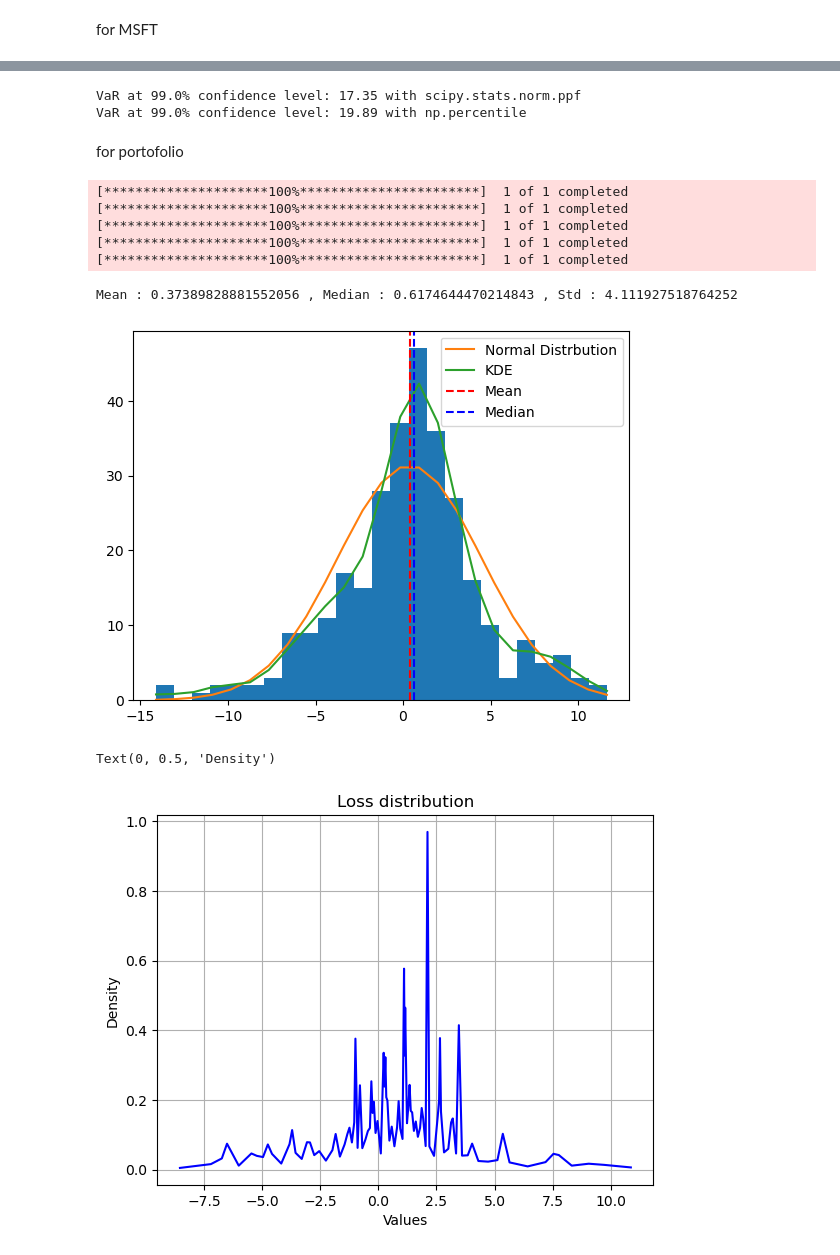
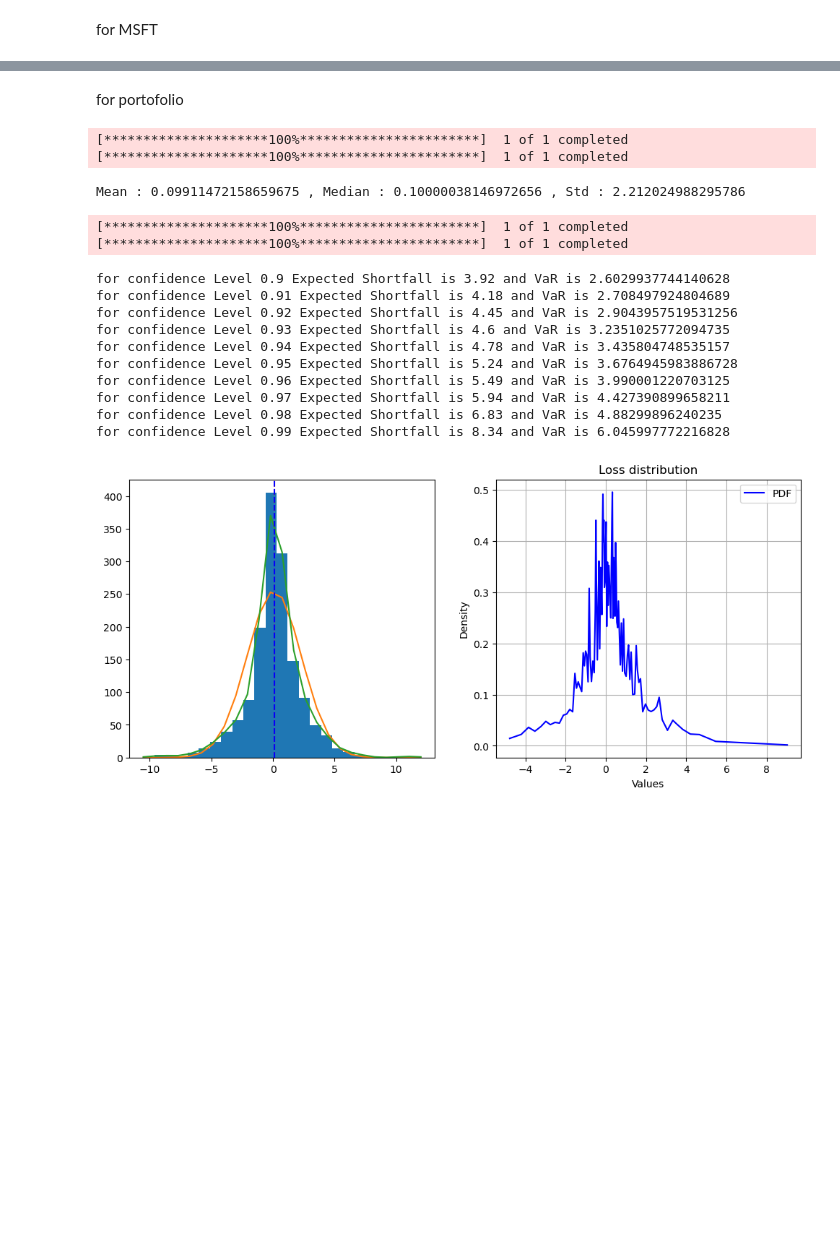
Before and after one commit to aliasherrii99/stock-VaR, a Jupyter notebook: part1.ipynb, the cells around one changed output, grey strips where cells are left out. Cells and saved outputs as stored; diff of their text form; code cells hidden in the pictures; blank space fills up the shorter version.

```diff
--- a/part1.ipynb
+++ b/part1.ipynb
@@ -105,43 +115,25 @@ Text(0, 0.5, 'Density')
-# %%
-# Example for Var
-mean_loss = -1 * np.mean(changes_msft)
-std_dev = np.std(changes_msft)
-confidence_level = 0.99
-
-VaR = norm.ppf(confidence_level, loc=mean_loss, scale=std_dev)
-print(f"VaR at {confidence_level*100}% confidence level: {VaR:.2f} with scipy.stats.norm.ppf ")
-
-VaR_99 = np.percentile(changes_msft, (1 - 0.99) * 100)
-print(f"VaR at {confidence_level*100}% confidence level: {-1 * VaR_99:.2f} with np.percentile")
-# %% [output]
-VaR at 99.0% confidence level: 17.35 with scipy.stats.norm.ppf
-VaR at 99.0% confidence level: 19.89 with np.percentile
 # %% [markdown]
 for portofolio
-# %%
-my_stocks = ["AAPL", "MSFT", "AMZN", "GOOGL", "TSLA"]
-weights = np.array([0.1 , 0.1 , 0.2 , 0.3 , 0.1])
-
-stocks = Portofolio(my_stocks , weights , 5 , '2018-01-01' , '2024-01-01')
-changes_portofolio = stocks.returns_period_all()
-# %% [output]
-[*********************100%***********************]  1 of 1 completed
-[*********************100%***********************]  1 of 1 completed
-[*********************100%***********************]  1 of 1 completed
-[*********************100%***********************]  1 of 1 completed
-[*********************100%***********************]  1 of 1 completed
-# %%
-plt.hist(changes_portofolio , bins=25)
-msft.show_details(changes_portofolio , 0.25)
-# %% [output]
-Mean : 0.37389828881552056 , Median : 0.6174644470214843 , Std : 4.111927518764252
-[figure, removed]
-# %%
-plt.plot(stocks.show_Loss_dist(changes_portofolio)[0] , stocks.show_Loss_dist(changes_portofolio)[1] , label='PDF', color='blue')
-plt.grid(True)
-plt.title('Loss distribution')
-plt.xlabel('Values')
-plt.ylabel('Density')
-# %% [output]
-Text(0, 0.5, 'Density')
-[figure, removed]
+# %%
+my_stocks = ["AAPL", "MSFT", "AMZN", "GOOGL", "TSLA"]
+weights = np.array([0.1 , 0.1 , 0.2 , 0.3 , 0.1])
+
+stocks = Portofolio(my_stocks , weights , 1 , '2018-01-01' , '2024-01-01')
+stocks.show_details(0.25)
+# %% [output]
+[*********************100%***********************]  1 of 1 completed
+[*********************100%***********************]  1 of 1 completed
+Mean : 0.09911472158659675 , Median : 0.10000038146972656 , Std : 2.212024988295786
+[*********************100%***********************]  1 of 1 completed
+[*********************100%***********************]  1 of 1 completed
+for confidence Level 0.9 Expected Shortfall is 3.92 and VaR is 2.6029937744140628
+for confidence Level 0.91 Expected Shortfall is 4.18 and VaR is 2.708497924804689
+for confidence Level 0.92 Expected Shortfall is 4.45 and VaR is 2.9043957519531256
+for confidence Level 0.93 Expected Shortfall is 4.6 and VaR is 3.2351025772094735
+for confidence Level 0.94 Expected Shortfall is 4.78 and VaR is 3.435804748535157
+for confidence Level 0.95 Expected Shortfall is 5.24 and VaR is 3.6764945983886728
+for confidence Level 0.96 Expected Shortfall is 5.49 and VaR is 3.990001220703125
+for confidence Level 0.97 Expected Shortfall is 5.94 and VaR is 4.427390899658211
+for confidence Level 0.98 Expected Shortfall is 6.83 and VaR is 4.88299896240235
+for confidence Level 0.99 Expected Shortfall is 8.34 and VaR is 6.045997772216828
+[figure, new version]
```
Also changed, not shown: parts of 4 cells of this notebook.
